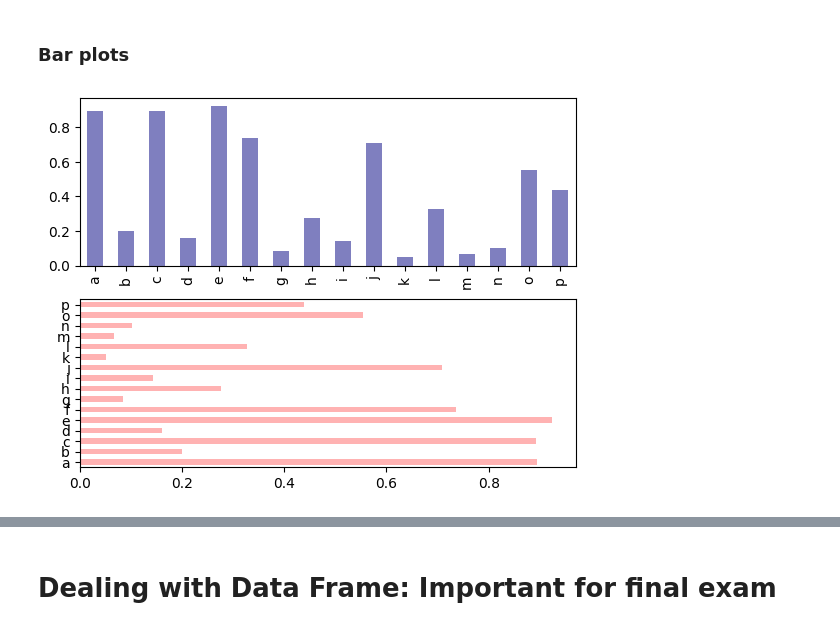
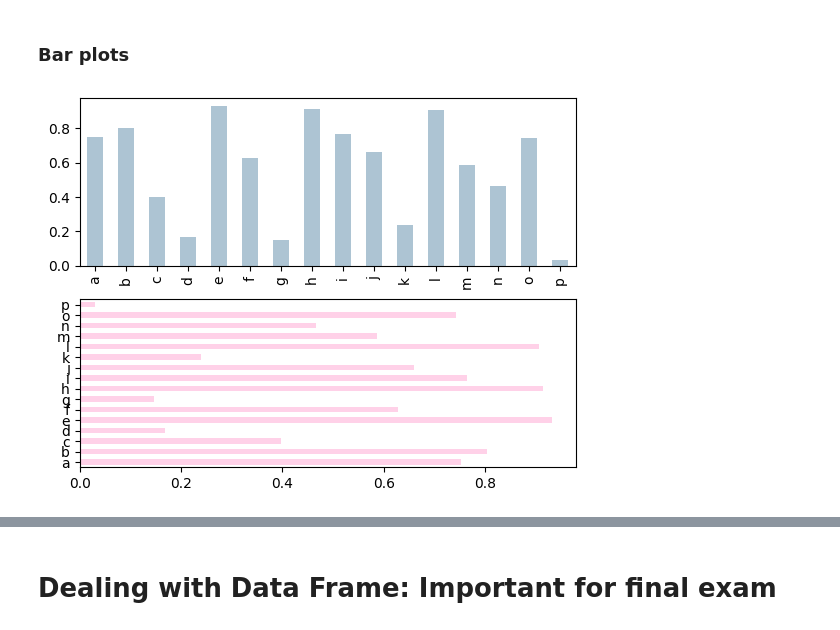
Before and after one commit to AzlinRusnan/STQD6014-Data-Science, a Jupyter notebook: Azlin_Week11_Matplotlib_20231231_WC.ipynb, the cells around one changed output, grey strips where cells are left out. Cells and saved outputs as stored; diff of their text form; code cells hidden in the pictures.

```diff
--- a/Azlin_Week11_Matplotlib_20231231_WC.ipynb
+++ b/Azlin_Week11_Matplotlib_20231231_WC.ipynb
@@ -265,10 +356,13 @@ df
 ### **Bar plots**
 # %%
 # Series data
+fig, ax = plt.subplots(2,1)
+dat = pd.Series(np.random.uniform(size = 16), index = list('abcdefghijklmnop'))
 
 # plot.bar is for plotting vertical bar
-
+dat.plot.bar(ax = ax[0], color = '#5d8aa8', alpha = .5)
 # plot.barh is for plotting horizontal bar
+dat.plot.barh(ax = ax[1], color = '#ff69b4', alpha = .3);
 # %% [output]
-[figure, old version]
+[figure, new version]
 # %%
```
Also changed, not shown: parts of 53 cells of this notebook.
